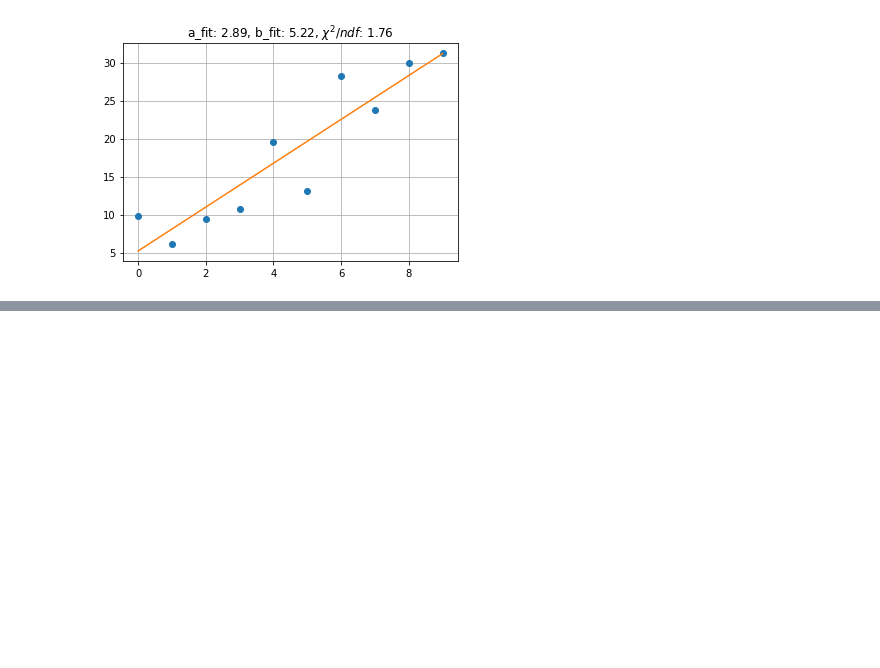
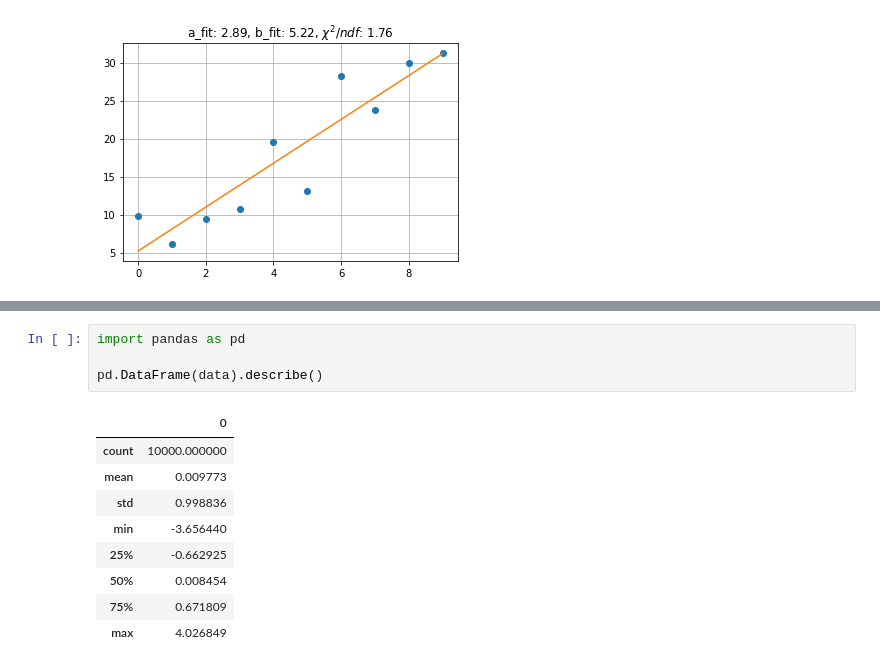
Before and after one commit to sandra-biology/Data-Analytics-A, a Jupyter notebook: stat.ipynb, the cells around one changed output, grey strips where cells are left out. Saved outputs shown, nothing was run; the diff lists cells and outputs as text; blank space fills up the shorter version.

```diff
--- a/stat.ipynb
+++ b/stat.ipynb
@@ -245,0 +287,14 @@ perr: [0.4379431  2.33797639]
+# %%
+import pandas as pd
+
+pd.DataFrame(data).describe()
+# %% [output]
+|  | 0 |
+| count | 10000.000000 |
+| mean | 0.009773 |
+| std | 0.998836 |
+| min | -3.656440 |
+| 25% | -0.662925 |
+| 50% | 0.008454 |
+| 75% | 0.671809 |
+| max | 4.026849 |
```
Also changed, not shown: parts of 4 cells of this notebook.
